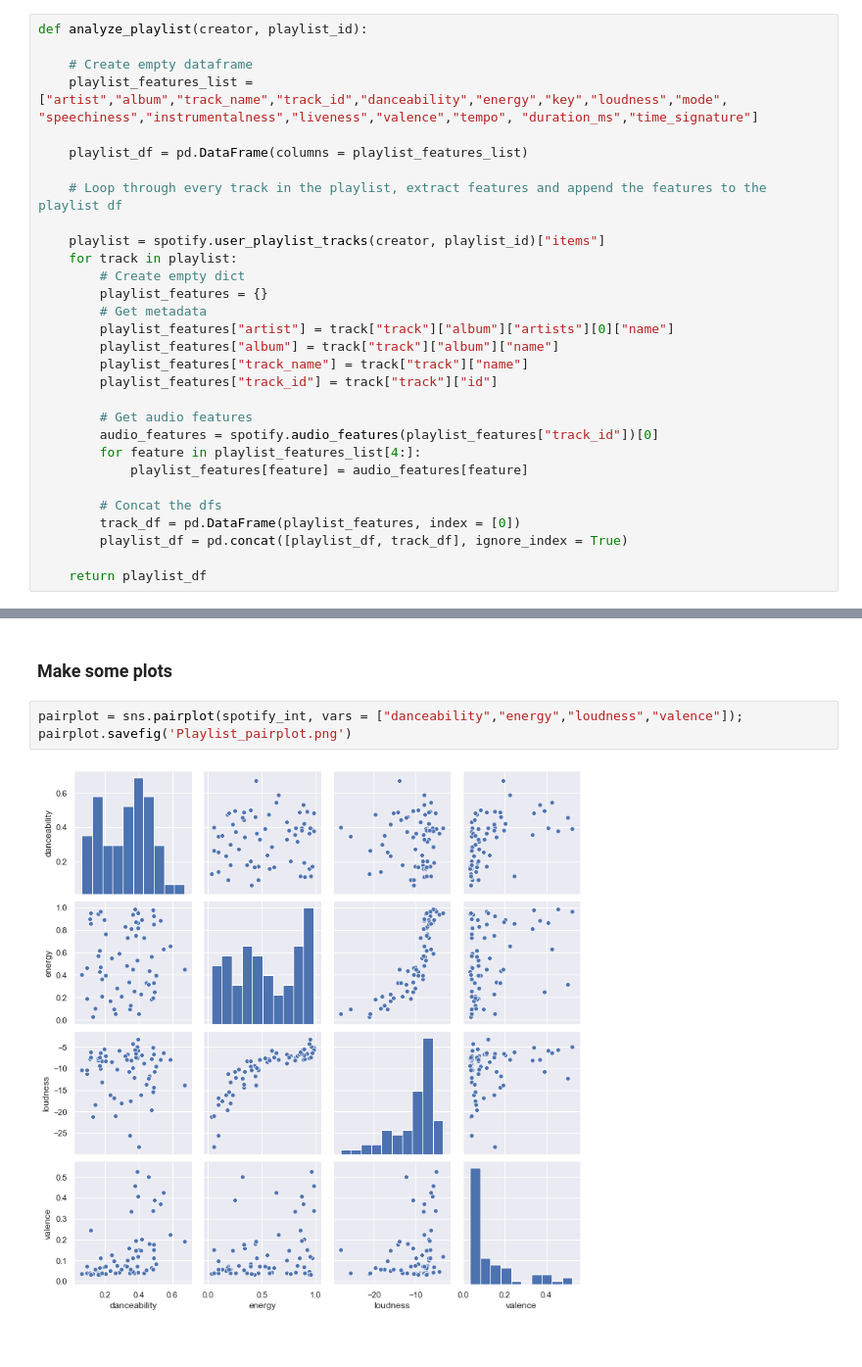
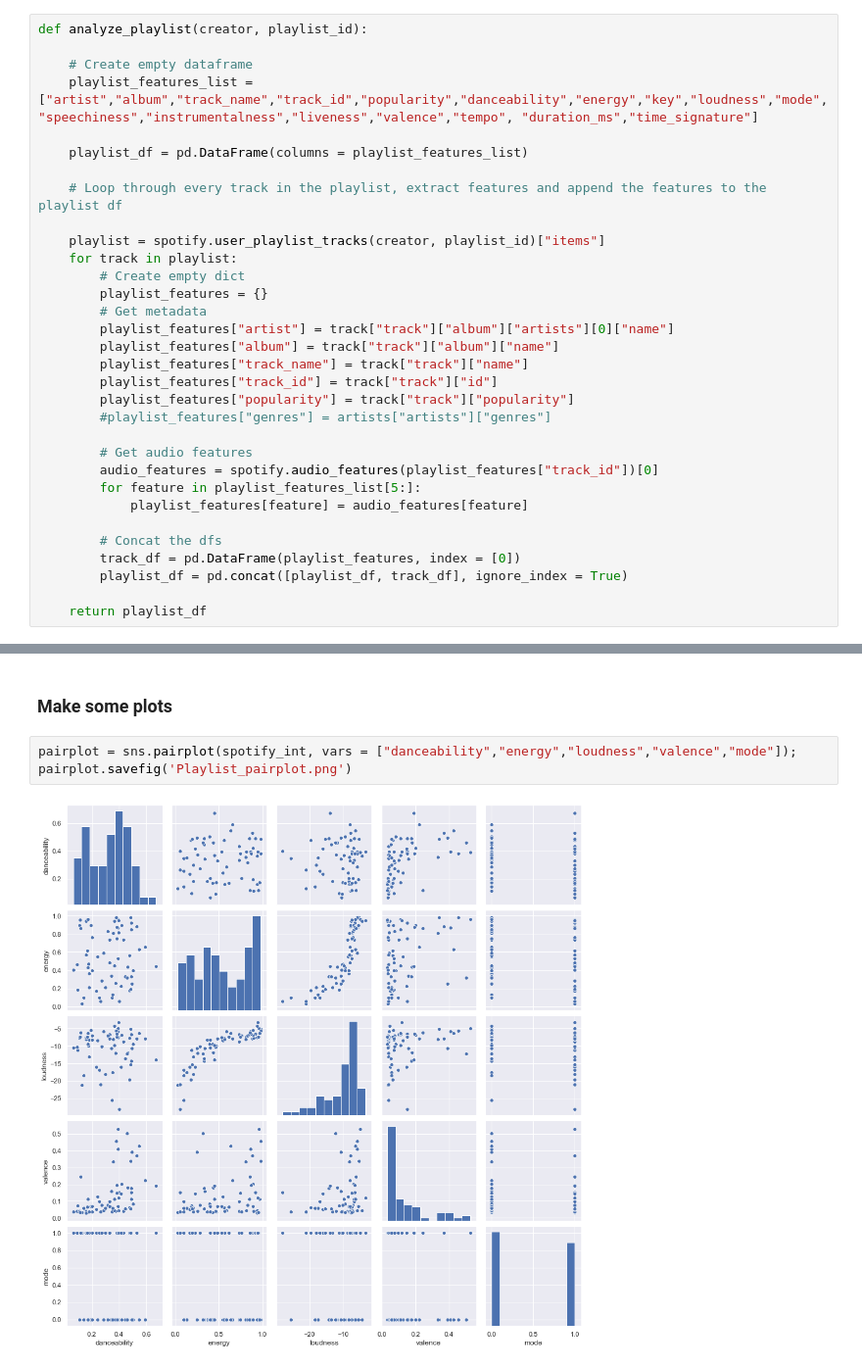
Before and after one commit to stasianik/music-machine, a Jupyter notebook: exploratory_analysis/Spotipy_EDA.ipynb, the cells around one changed output, grey strips where cells are left out. Shown at 98% size. Saved outputs shown, nothing was run; the diff lists cells and outputs as text.

```diff
--- a/exploratory_analysis/Spotipy_EDA.ipynb
+++ b/exploratory_analysis/Spotipy_EDA.ipynb
@@ -80,7 +80,7 @@ playlist_id = "58035l005GSfBLqTyylju1"
 def analyze_playlist(creator, playlist_id):
 
     # Create empty dataframe
-    playlist_features_list = ["artist","album","track_name","track_id","danceability","energy","key","loudness","mode", "speechiness","instrumentalness","liveness","valence","tempo", "duration_ms","time_signature"]
+    playlist_features_list = ["artist","album","track_name","track_id","popularity","danceability","energy","key","loudness","mode", "speechiness","instrumentalness","liveness","valence","tempo", "duration_ms","time_signature"]
 
     playlist_df = pd.DataFrame(columns = playlist_features_list)
 
@@ -95,10 +95,12 @@ def analyze_playlist(creator, playlist_id):
         playlist_features["album"] = track["track"]["album"]["name"]
         playlist_features["track_name"] = track["track"]["name"]
         playlist_features["track_id"] = track["track"]["id"]
+        playlist_features["popularity"] = track["track"]["popularity"]
+        #playlist_features["genres"] = artists["artists"]["genres"]
 
         # Get audio features
         audio_features = spotify.audio_features(playlist_features["track_id"])[0]
-        for feature in playlist_features_list[4:]:
+        for feature in playlist_features_list[5:]:
             playlist_features[feature] = audio_features[feature]
 
         # Concat the dfs
@@ -168,10 +170,10 @@ spotify_int.describe()
 # %% [markdown]
 ### Make some plots
 # %%
-pairplot = sns.pairplot(spotify_int, vars = ["danceability","energy","loudness","valence"]);
+pairplot = sns.pairplot(spotify_int, vars = ["danceability","energy","loudness","valence","mode"]);
 pairplot.savefig('Playlist_pairplot.png')
 # %% [output]
-[figure, old version]
+[figure, new version]
 # %%
 plt.figure(figsize=(10,10))
 sns.countplot(y='artist', data=playlist_df, order=playlist_df["artist"].value_counts().index)
```
Also changed, not shown: parts of 5 cells of this notebook, 5 other files.
